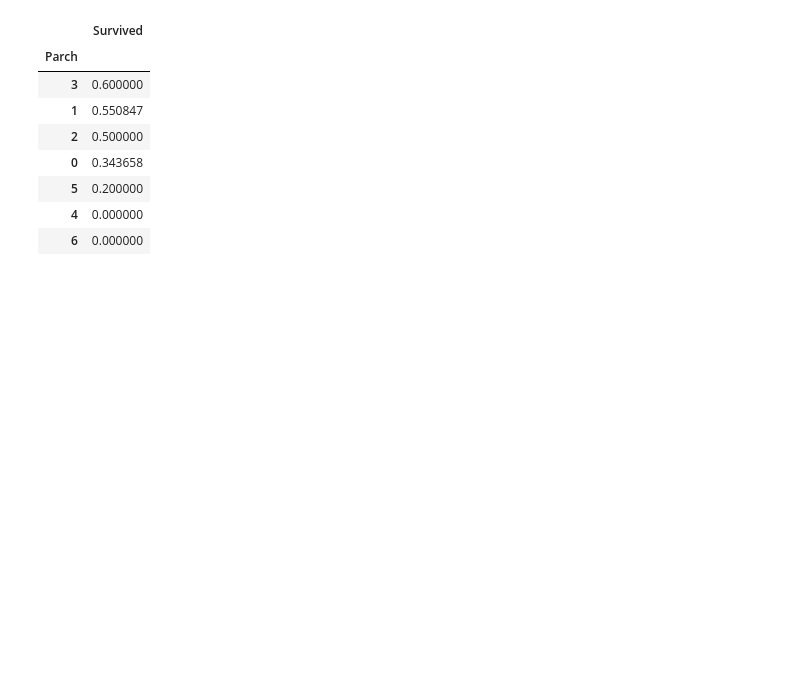
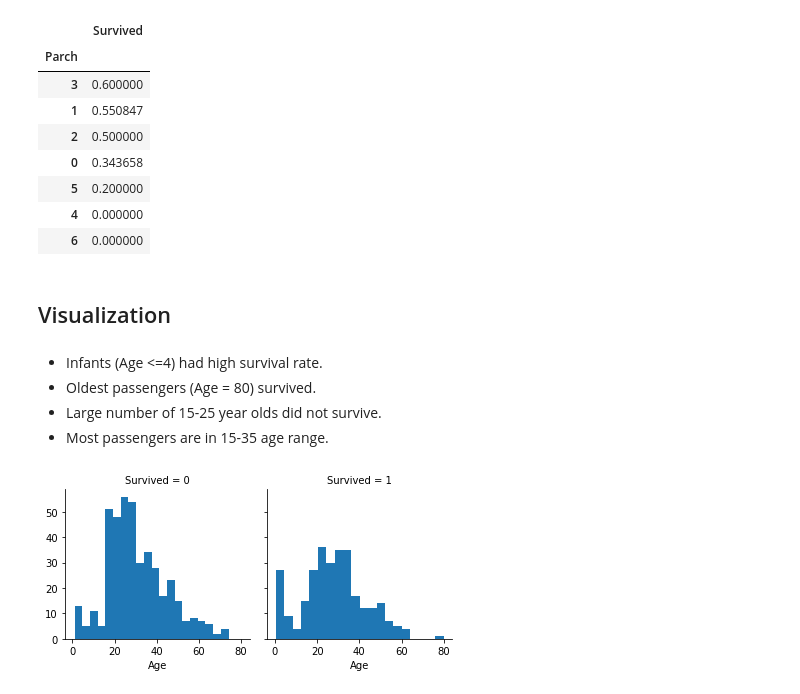
Before and after one commit to hyzhak/titanic-for-beginners, a Jupyter notebook: notebook.ipynb, the cells around one changed output. Drawn from its saved outputs; the diff is of its cells as text; code cells hidden in the pictures; blank space fills up the shorter version.

Commit message:
visualize dataset

```diff
--- a/notebook.ipynb
+++ b/notebook.ipynb
@@ -191,3 +191,15 @@ chance_to_survive_by_feature('Parch')
 | 5 | 0.200000 |
 | 4 | 0.000000 |
 | 6 | 0.000000 |
+# %% [markdown]
+## Visualization
+# %% [markdown]
+- Infants (Age <=4) had high survival rate.
+- Oldest passengers (Age = 80) survived.
+- Large number of 15-25 year olds did not survive.
+- Most passengers are in 15-35 age range.
+# %%
+g = sns.FacetGrid(train_df, col='Survived')
+g.map(plt.hist, 'Age', bins=20);
+# %% [output]
+[figure, added]
```
Also changed, not shown: parts of 6 cells of this notebook, 1 other file.
